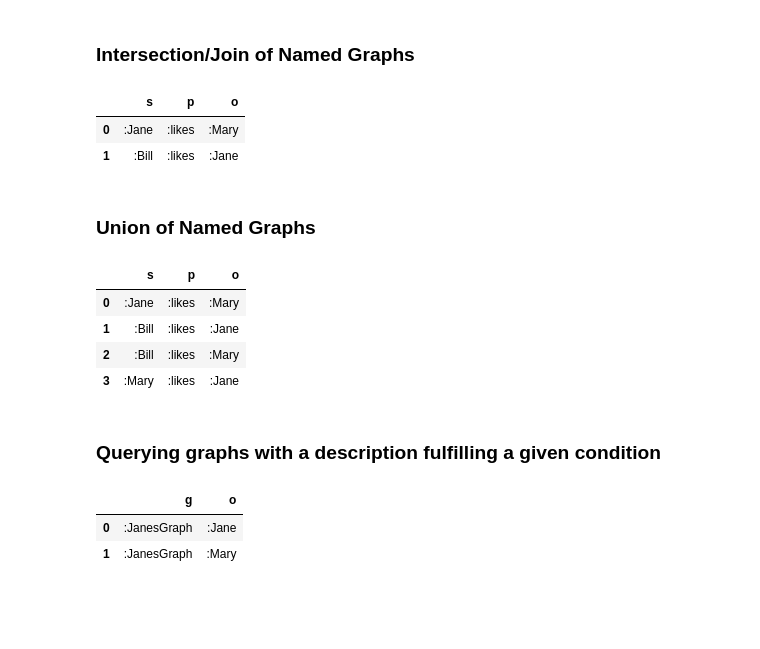
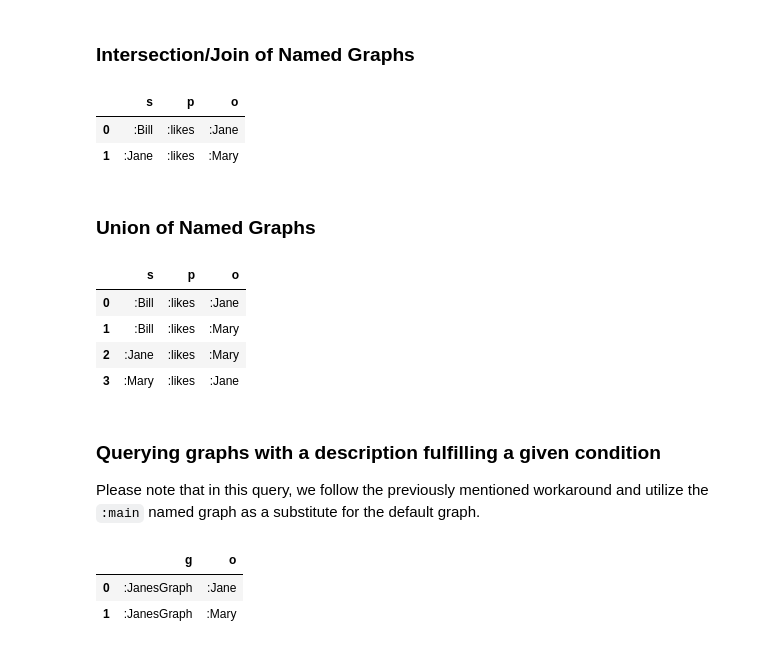
Before and after one commit to jku-win-dke/SemAI, a Jupyter notebook: V04_SPARQL_Update.ipynb, the cells around one changed output. Saved outputs shown, nothing was run; the diff lists cells and outputs as text; code cells hidden in the pictures; blank space fills up the shorter version.

```diff
--- a/V04_SPARQL_Update.ipynb
+++ b/V04_SPARQL_Update.ipynb
@@ -329,24 +392,24 @@ df
 ### Intersection/Join of Named Graphs
 # %%
 df = sparql_select(ds,"""
-SELECT DISTINCT *
+SELECT DISTINCT ?s ?p ?o
 WHERE
   {  GRAPH :JanesGraph
          {?s ?p ?o}
      GRAPH :MarysGraph
          {?s ?p ?o}
   }
 """)
 df
 # %% [output]
 |  | s | p | o |
-| 0 | :Jane | :likes | :Mary |
-| 1 | :Bill | :likes | :Jane |
+| 0 | :Bill | :likes | :Jane |
+| 1 | :Jane | :likes | :Mary |
 # %% [markdown]
 ### Union of Named Graphs
 # %%
 df = sparql_select(ds,"""
-SELECT DISTINCT *
+SELECT DISTINCT ?s ?p ?o
 WHERE
   {  { GRAPH :JanesGraph
          {?s ?p ?o}
@@ -360,12 +423,14 @@ WHERE
 df
 # %% [output]
 |  | s | p | o |
-| 0 | :Jane | :likes | :Mary |
-| 1 | :Bill | :likes | :Jane |
-| 2 | :Bill | :likes | :Mary |
+| 0 | :Bill | :likes | :Jane |
+| 1 | :Bill | :likes | :Mary |
+| 2 | :Jane | :likes | :Mary |
 | 3 | :Mary | :likes | :Jane |
-# %% [markdown]
-### Querying graphs with a description fulfilling a given condition
+# %% [markdown]
+### Querying graphs with a description fulfilling a given condition
+
+Please note that in this query, we follow the previously mentioned workaround and utilize the `:main` named graph as a substitute for the default graph.
 # %%
 df = sparql_select(ds,"""
 SELECT *
```
Also changed, not shown: parts of 36 cells of this notebook.
